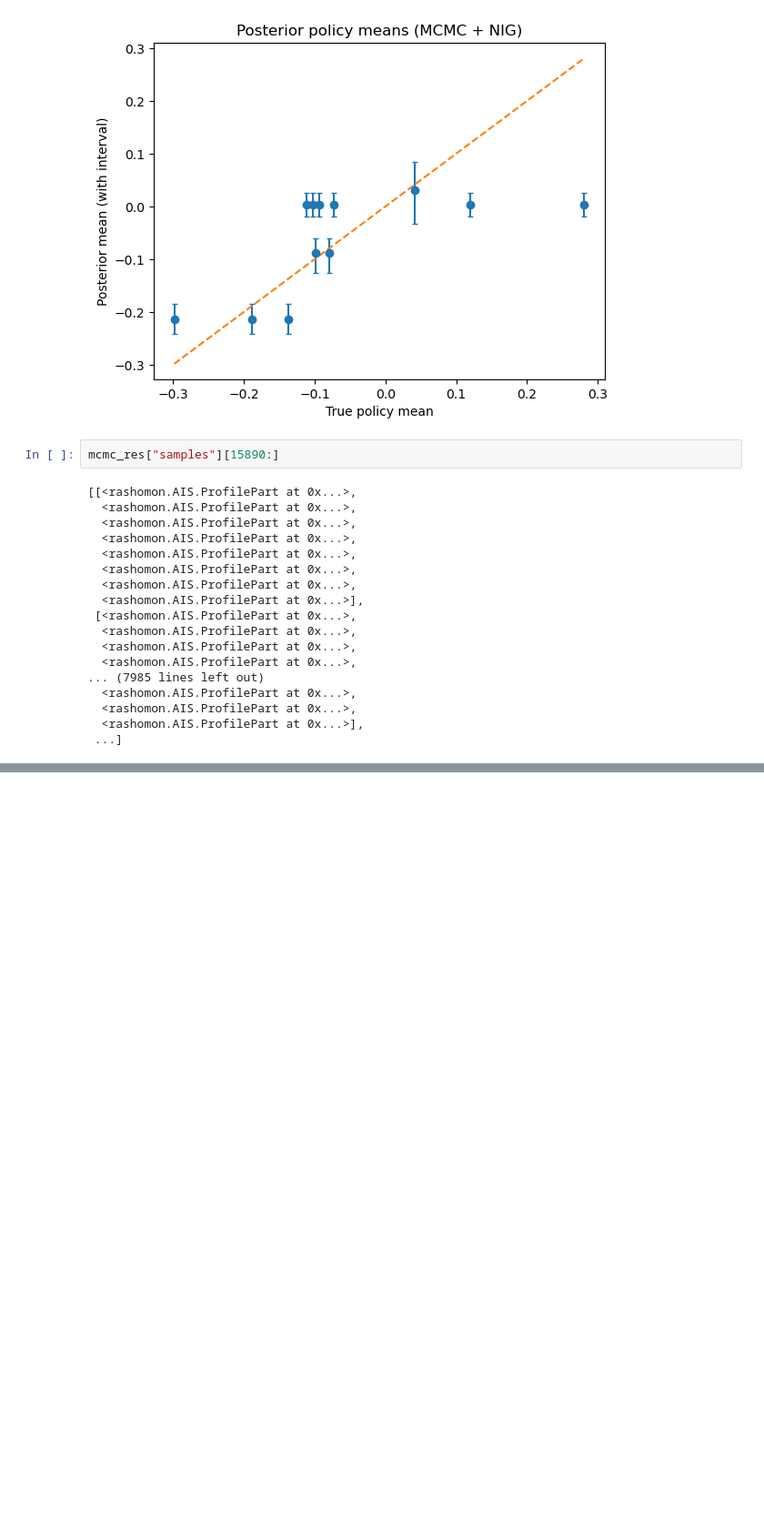
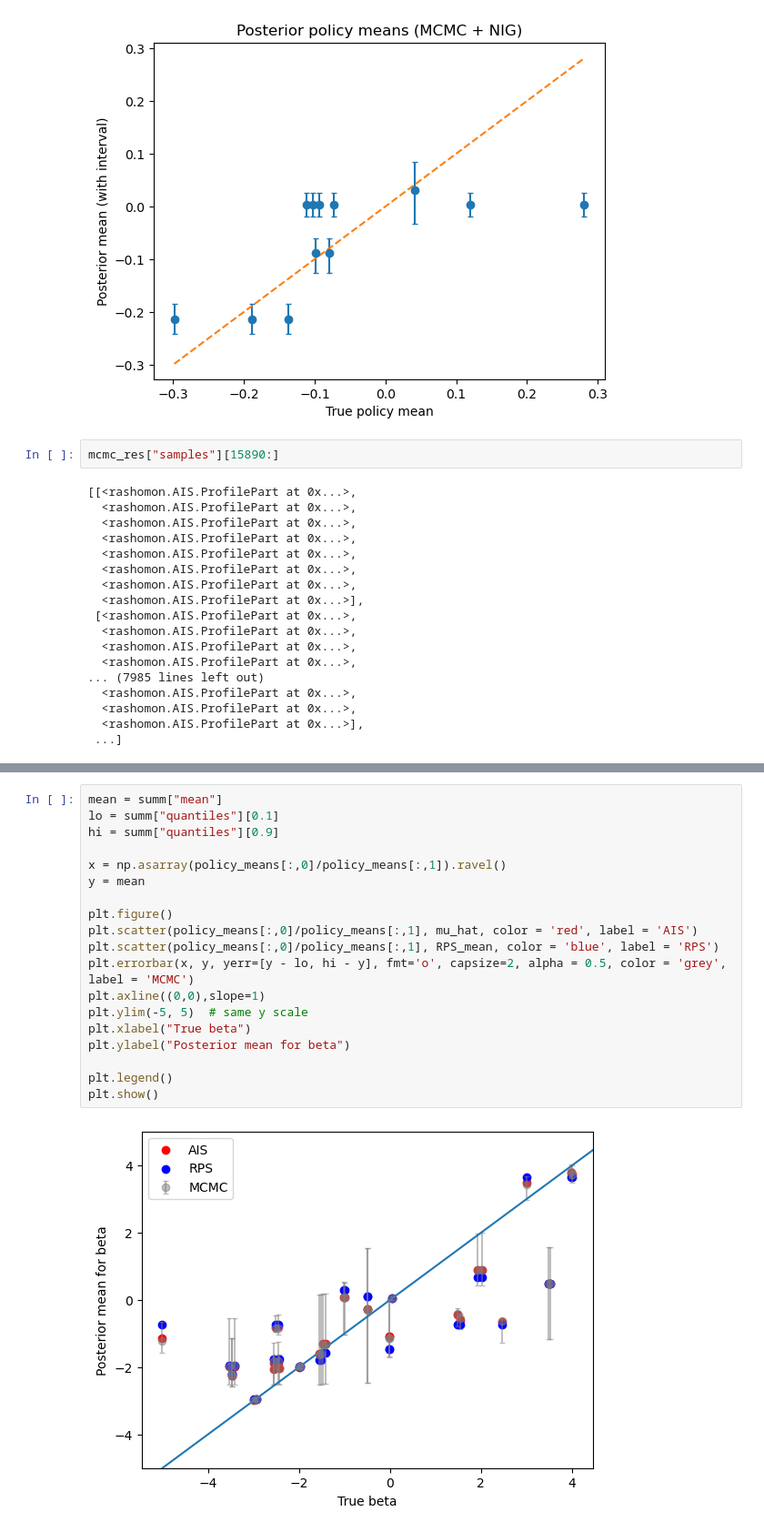
Before and after one commit to fyy2025/RHS-X, a Jupyter notebook: Code/experiment.ipynb, the cells around one changed output, grey strips where cells are left out. Shown at 91% size. Cells and saved outputs as stored; diff of their text form; blank space fills up the shorter version.

```diff
--- a/Code/experiment.ipynb
+++ b/Code/experiment.ipynb
@@ -787,0 +788,21 @@ MCMC.plot_policy_spread(policy_means, summ, q_low=0.1, q_high=0.9)
+# %%
+mean = summ["mean"]
+lo = summ["quantiles"][0.1]
+hi = summ["quantiles"][0.9]
+
+x = np.asarray(policy_means[:,0]/policy_means[:,1]).ravel()
+y = mean
+
+plt.figure()
+plt.scatter(policy_means[:,0]/policy_means[:,1], mu_hat, color = 'red', label = 'AIS')
+plt.scatter(policy_means[:,0]/policy_means[:,1], RPS_mean, color = 'blue', label = 'RPS')
+plt.errorbar(x, y, yerr=[y - lo, hi - y], fmt='o', capsize=2, alpha = 0.5, color = 'grey', label = 'MCMC')
+plt.axline((0,0),slope=1)
+plt.ylim(-5, 5)  # same y scale
+plt.xlabel("True beta")
+plt.ylabel("Posterior mean for beta")
+
+plt.legend()
+plt.show()
+# %% [output]
+[figure, added]
```
Also changed, not shown: parts of 1 cell of this notebook, 5 other files.
